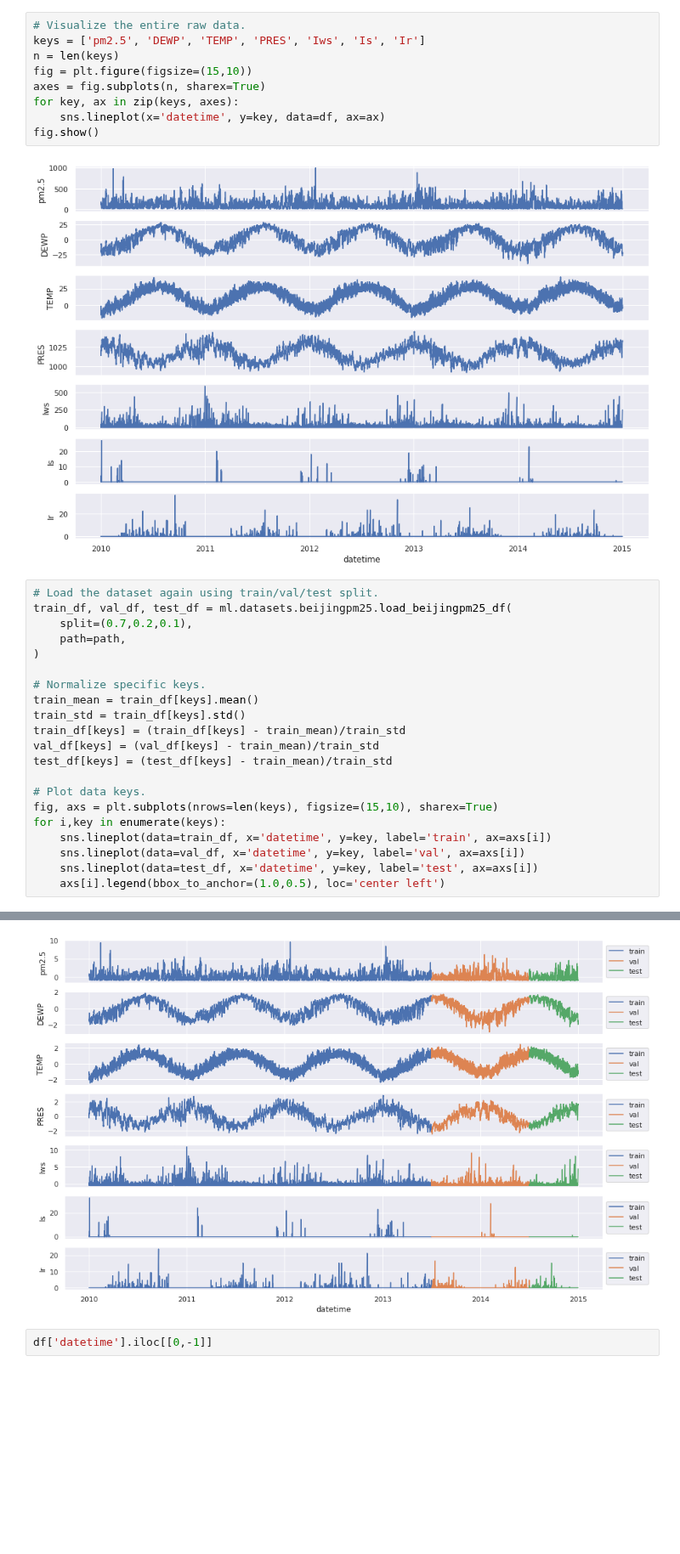
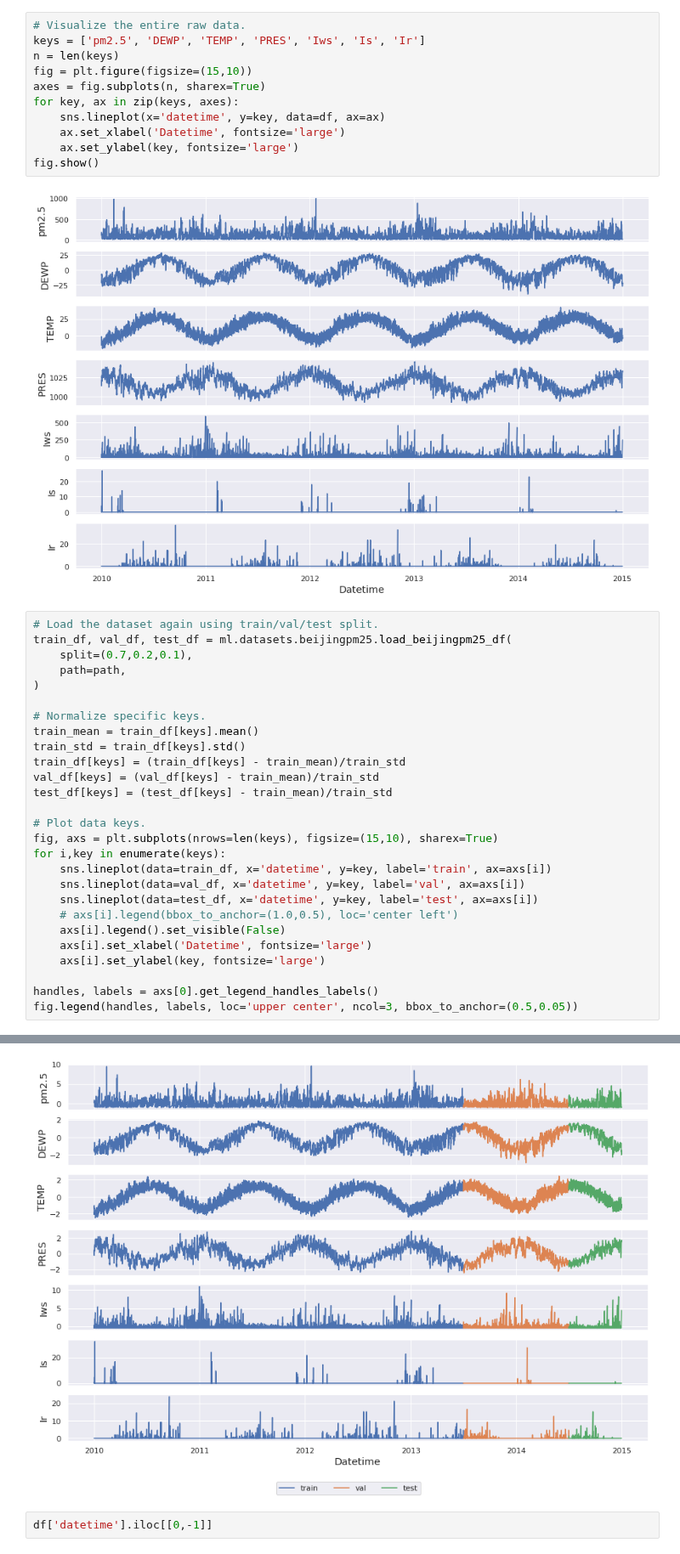
Before and after one commit to news-vt/makassar-ml, a Jupyter notebook: jupyter/visdata_beijingpm25.ipynb, the cells around one changed output, grey strips where cells are left out. Shown at 85% size. Drawn from its saved outputs; the diff is of its cells as text; blank space fills up the shorter version.

Commit message:
Updated axis label sizes

```diff
--- a/jupyter/visdata_beijingpm25.ipynb
+++ b/jupyter/visdata_beijingpm25.ipynb
@@ -54,6 +54,8 @@ fig = plt.figure(figsize=(15,10))
 axes = fig.subplots(n, sharex=True)
 for key, ax in zip(keys, axes):
     sns.lineplot(x='datetime', y=key, data=df, ax=ax)
+    ax.set_xlabel('Datetime', fontsize='large')
+    ax.set_ylabel(key, fontsize='large')
 fig.show()
 # %% [output]
 [figure]
@@ -77,5 +79,11 @@ for i,key in enumerate(keys):
     sns.lineplot(data=train_df, x='datetime', y=key, label='train', ax=axs[i])
     sns.lineplot(data=val_df, x='datetime', y=key, label='val', ax=axs[i])
     sns.lineplot(data=test_df, x='datetime', y=key, label='test', ax=axs[i])
-    axs[i].legend(bbox_to_anchor=(1.0,0.5), loc='center left')
+    # axs[i].legend(bbox_to_anchor=(1.0,0.5), loc='center left')
+    axs[i].legend().set_visible(False)
+    axs[i].set_xlabel('Datetime', fontsize='large')
+    axs[i].set_ylabel(key, fontsize='large')
+
+handles, labels = axs[0].get_legend_handles_labels()
+fig.legend(handles, labels, loc='upper center', ncol=3, bbox_to_anchor=(0.5,0.05))
 # %% [output]
@@ -82,4 +91,4 @@ for i,key in enumerate(keys):
-[figure, old version]
+[figure, new version]
 # %%
 df['datetime'].iloc[[0,-1]]
 # %% [output]
```
Also changed, not shown: parts of 1 cell of this notebook.
